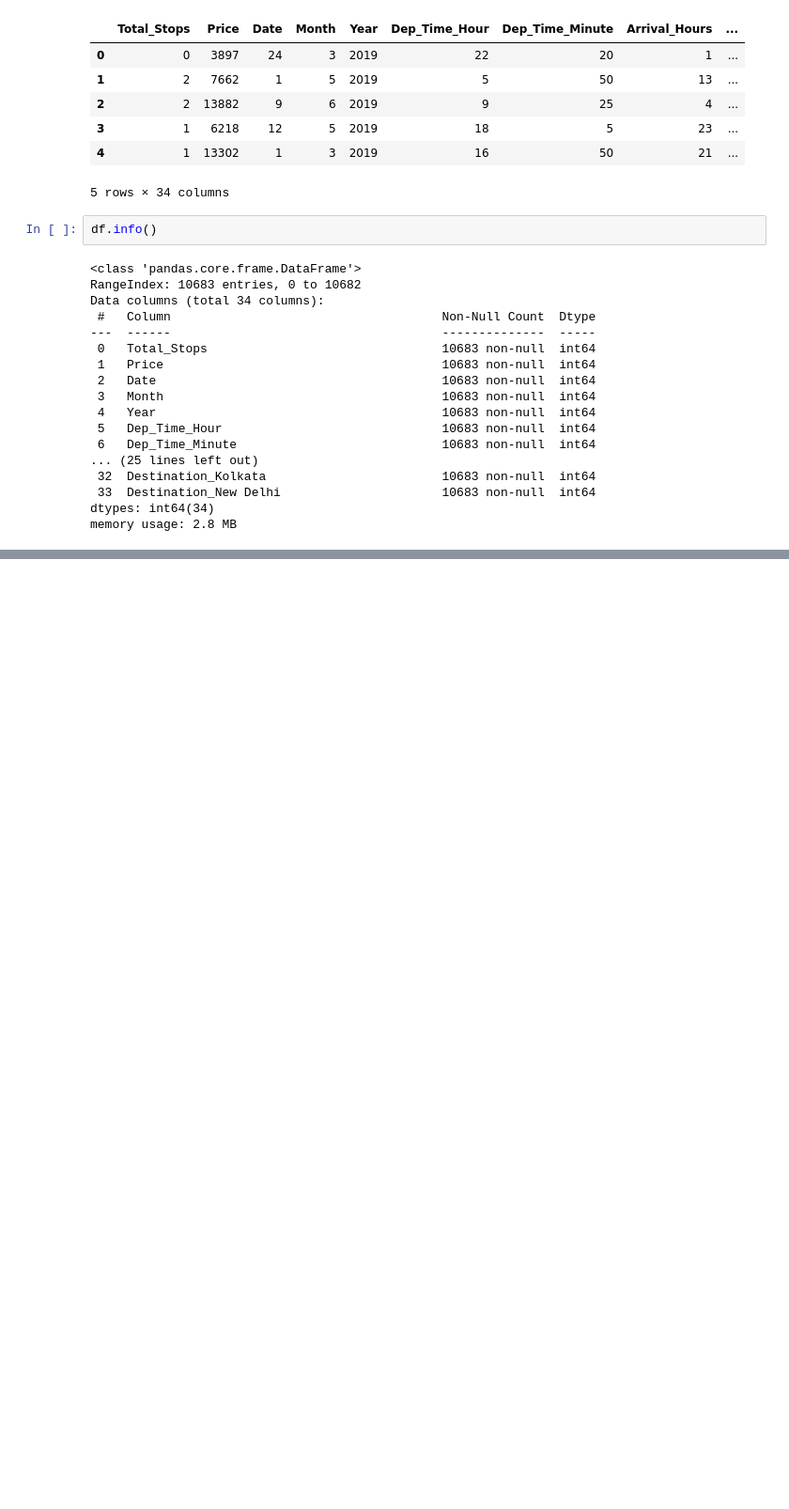
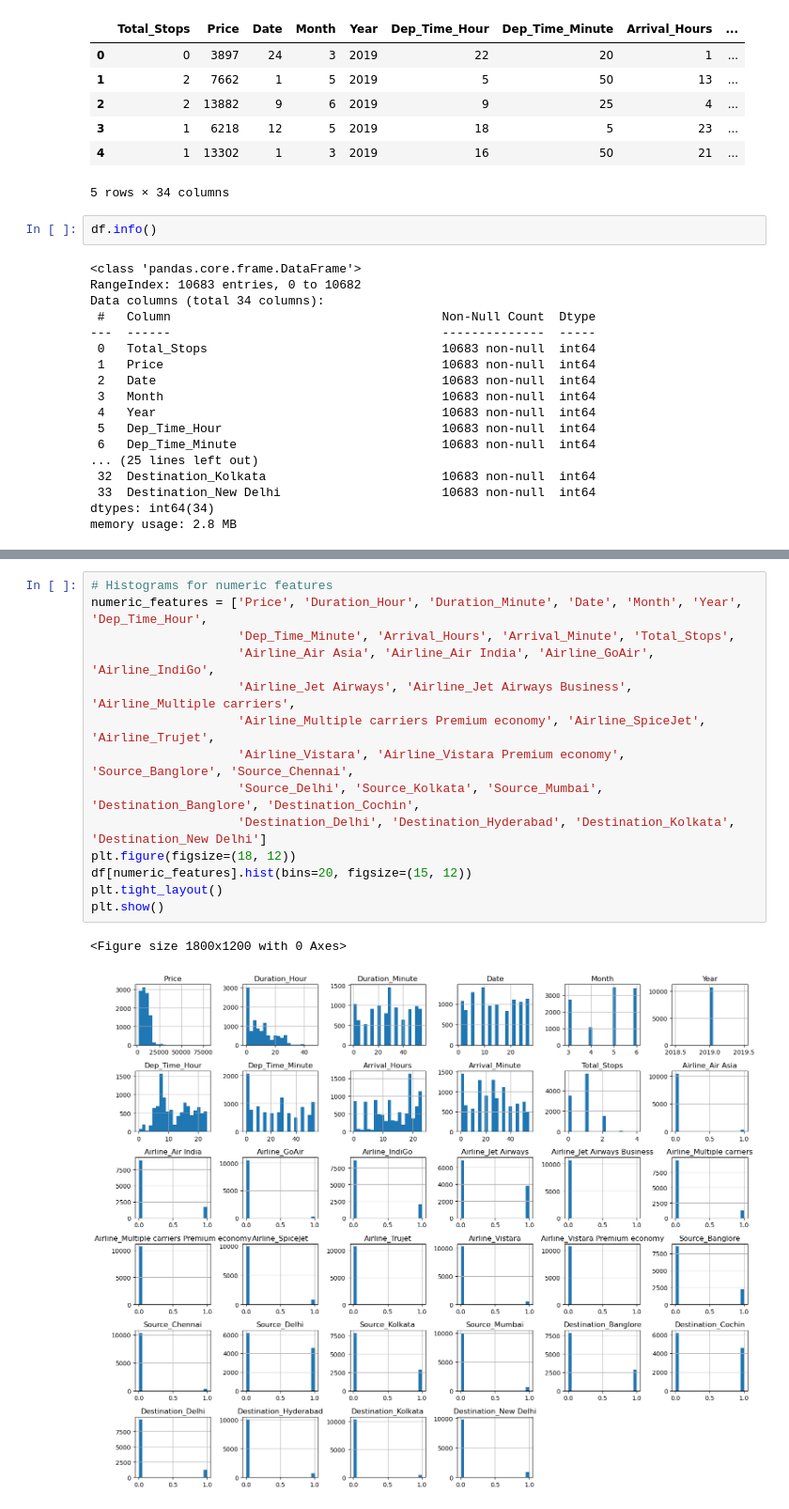
Before and after one commit to piyush8358/Datascience, a Jupyter notebook: EDA/ed4.ipynb, the cells around one changed output, grey strips where cells are left out. Shown at 94% size. Drawn from its saved outputs; the diff is of its cells as text; blank space fills up the shorter version.

```diff
--- a/EDA/ed4.ipynb
+++ b/EDA/ed4.ipynb
@@ -398,0 +435,17 @@ memory usage: 2.8 MB
+# %%
+# Histograms for numeric features
+numeric_features = ['Price', 'Duration_Hour', 'Duration_Minute', 'Date', 'Month', 'Year', 'Dep_Time_Hour',
+                    'Dep_Time_Minute', 'Arrival_Hours', 'Arrival_Minute', 'Total_Stops',
+                    'Airline_Air Asia', 'Airline_Air India', 'Airline_GoAir', 'Airline_IndiGo',
+                    'Airline_Jet Airways', 'Airline_Jet Airways Business', 'Airline_Multiple carriers',
+                    'Airline_Multiple carriers Premium economy', 'Airline_SpiceJet', 'Airline_Trujet',
+                    'Airline_Vistara', 'Airline_Vistara Premium economy', 'Source_Banglore', 'Source_Chennai',
+                    'Source_Delhi', 'Source_Kolkata', 'Source_Mumbai', 'Destination_Banglore', 'Destination_Cochin',
+                    'Destination_Delhi', 'Destination_Hyderabad', 'Destination_Kolkata', 'Destination_New Delhi']
+plt.figure(figsize=(18, 12))
+df[numeric_features].hist(bins=20, figsize=(15, 12))
+plt.tight_layout()
+plt.show()
+# %% [output]
+<Figure size 1800x1200 with 0 Axes>
+[figure, added]
```
Also changed, not shown: parts of 3 cells of this notebook.
